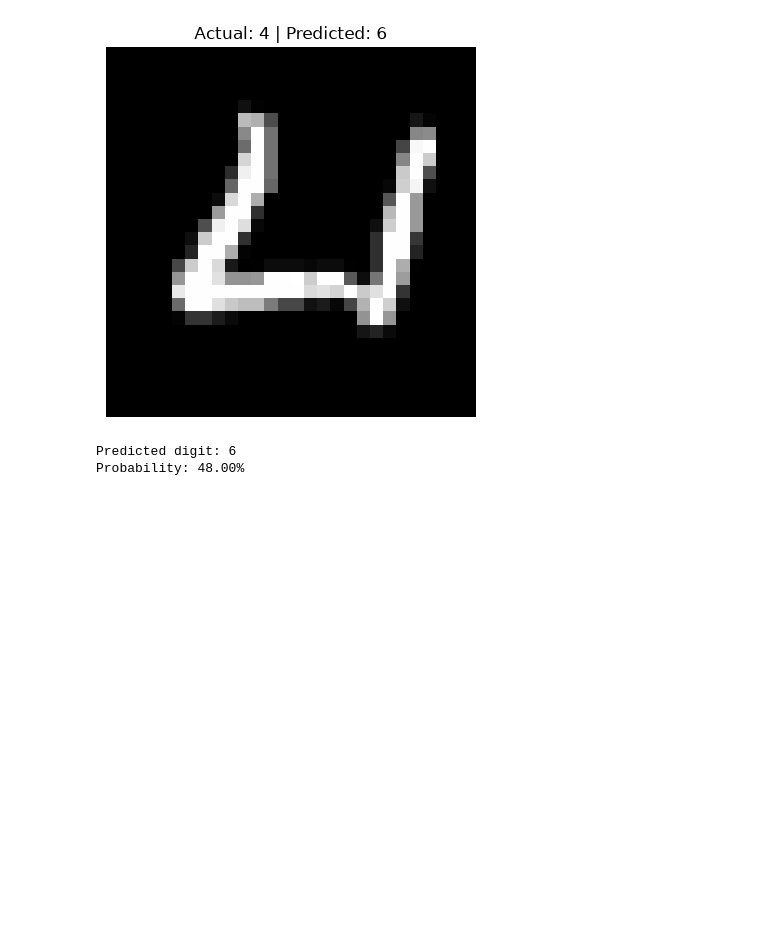
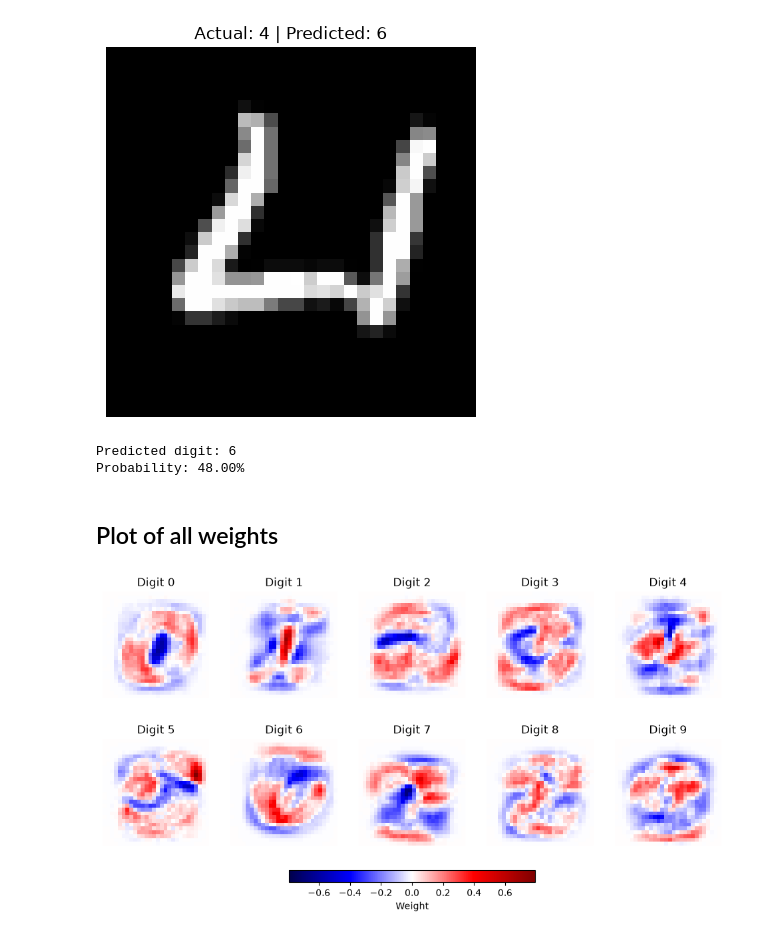
Before and after one commit to aditya-jyrj/ising-rl, a Jupyter notebook: logistic_regression/regularisation.ipynb, the cells around one changed output. Cells and saved outputs as stored; diff of their text form; code cells hidden in the pictures; blank space fills up the shorter version.

```diff
--- a/logistic_regression/regularisation.ipynb
+++ b/logistic_regression/regularisation.ipynb
@@ -212,3 +220,22 @@ print(f"Probability: {P[prediction]:.2%}")
 [figure]
 Predicted digit: 6
 Probability: 48.00%
+# %% [markdown]
+## Plot of all weights
+# %%
+vmax = np.max(np.abs(W))
+
+fig, axes = plt.subplots(2, 5, figsize=(12, 6))
+
+for digit, ax in enumerate(axes.flat):
+    weight_image = W[:, digit].reshape(28, 28)
+
+    im = ax.imshow(weight_image, cmap="seismic", vmin=-vmax, vmax=vmax)
+    ax.set_title(f"Digit {digit}")
+    ax.axis("off")
+
+fig.colorbar(im, ax=axes.ravel().tolist(), orientation="horizontal", fraction=0.04, pad=0.08, label="Weight")
+
+plt.show()
+# %% [output]
+[figure, added]
```
Also changed, not shown: parts of 7 cells of this notebook, 1 other file.
